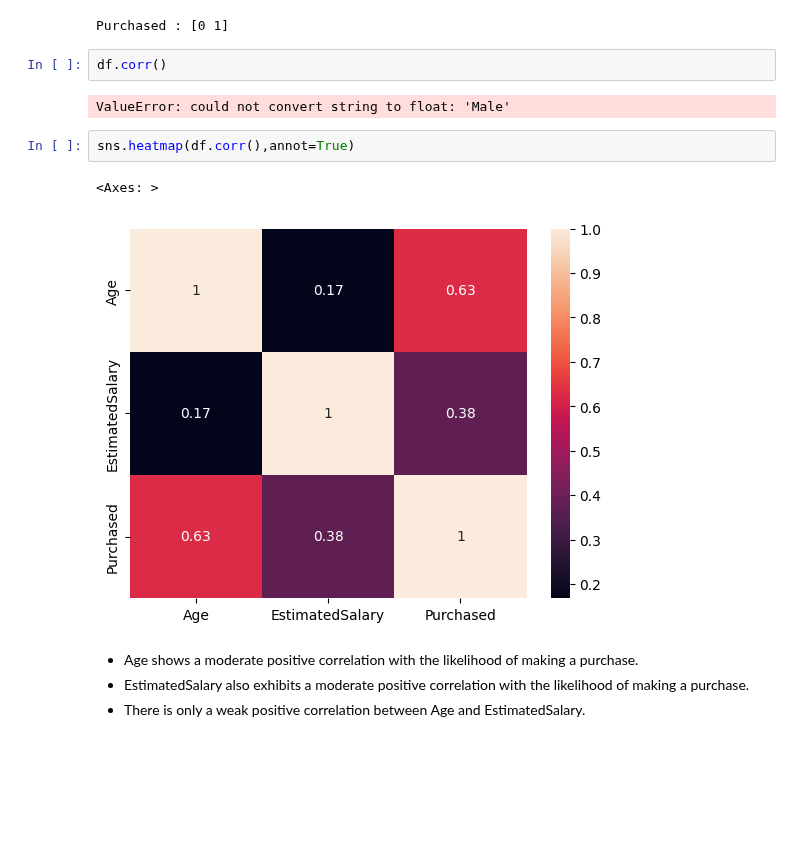
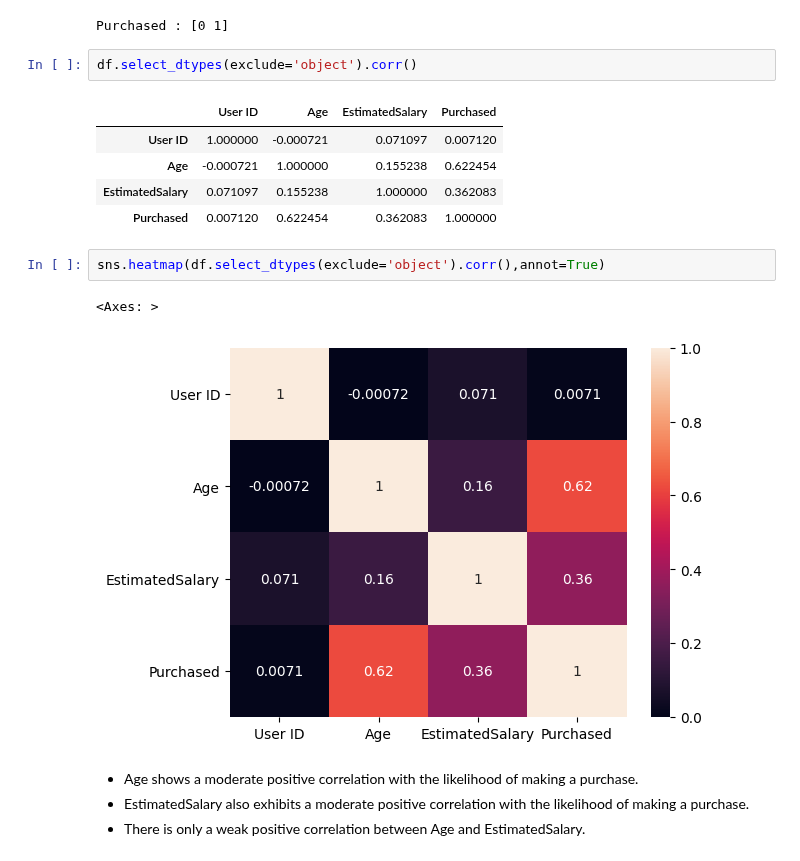
Before and after one commit to naveen3830/Machine_Learning, a Jupyter notebook: ML Algorithms/3_KNN.ipynb, the cells around one changed output. Saved outputs shown, nothing was run; the diff lists cells and outputs as text; blank space fills up the shorter version.

```diff
--- a/ML Algorithms/3_KNN.ipynb
+++ b/ML Algorithms/3_KNN.ipynb
@@ -109,14 +109,18 @@ print(f'Purchased : {df["Purchased"].unique()}')
 # %% [output]
 Purchased : [0 1]
 # %%
-df.corr()
+df.select_dtypes(exclude='object').corr()
 # %% [output]
-ValueError: could not convert string to float: 'Male'
+|  | User ID | Age | EstimatedSalary | Purchased |
+| User ID | 1.000000 | -0.000721 | 0.071097 | 0.007120 |
+| Age | -0.000721 | 1.000000 | 0.155238 | 0.622454 |
+| EstimatedSalary | 0.071097 | 0.155238 | 1.000000 | 0.362083 |
+| Purchased | 0.007120 | 0.622454 | 0.362083 | 1.000000 |
 # %%
-sns.heatmap(df.corr(),annot=True)
+sns.heatmap(df.select_dtypes(exclude='object').corr(),annot=True)
 # %% [output]
 <Axes: >
-[figure, old version]
+[figure, new version]
 # %% [markdown]
 * Age shows a moderate positive correlation with the likelihood of making a purchase.
 * EstimatedSalary also exhibits a moderate positive correlation with the likelihood of making a purchase.
```
Also changed, not shown: parts of 15 cells of this notebook, 1 other file.
